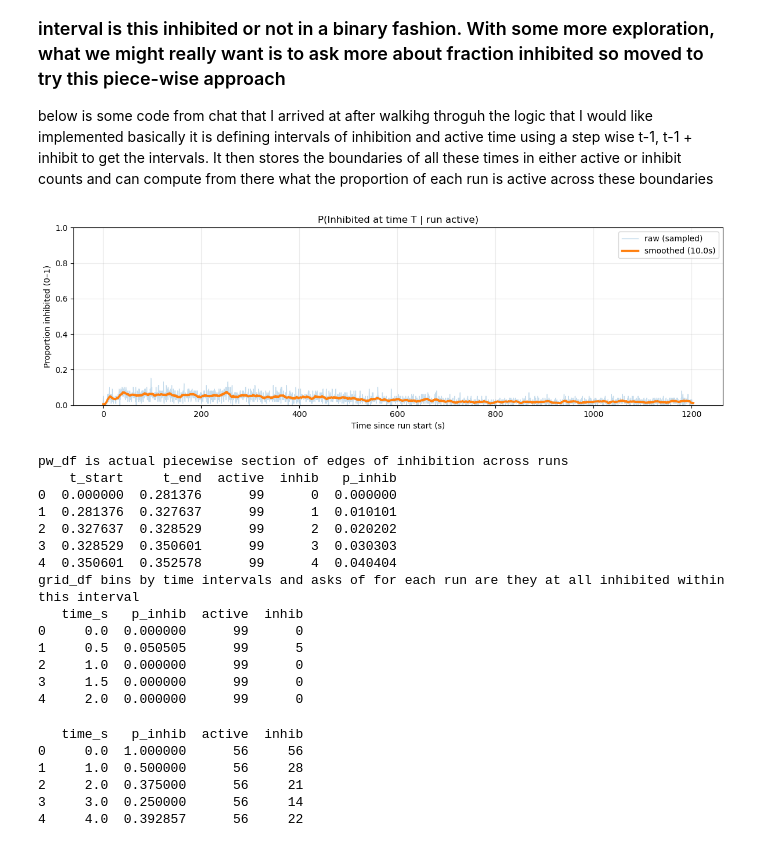
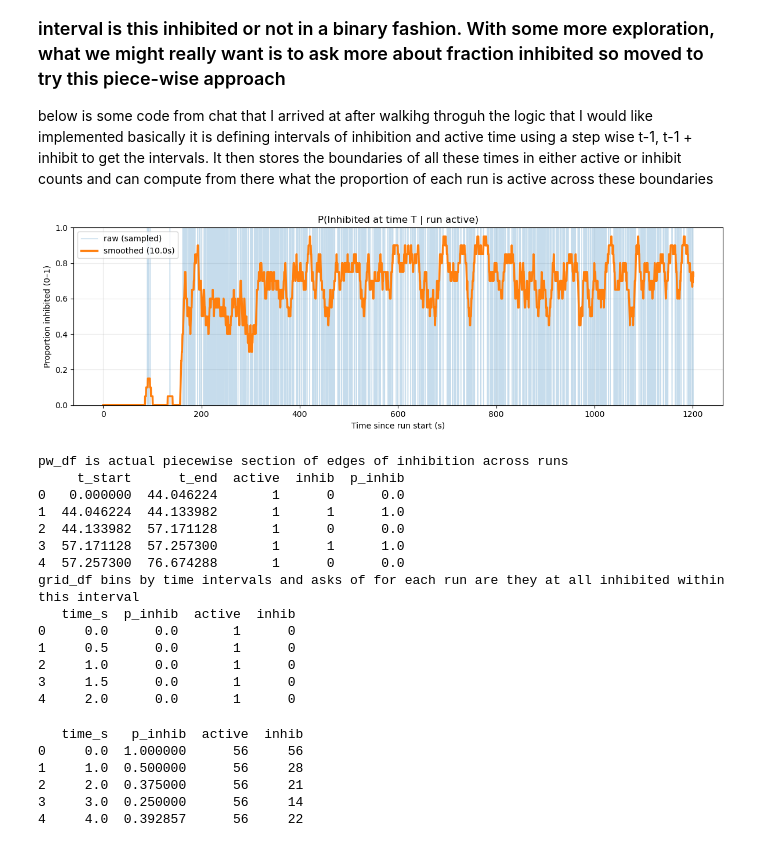
Before and after one commit to michaelstaiger/IFCBParticleSize, a Jupyter notebook: EmpyricalAnalysis/Notebooks/PiecewiseInhibitProbability.ipynb, the cells around one changed output. Drawn from its saved outputs; the diff is of its cells as text; code cells hidden in the pictures.

```diff
--- a/EmpyricalAnalysis/Notebooks/PiecewiseInhibitProbability.ipynb
+++ b/EmpyricalAnalysis/Notebooks/PiecewiseInhibitProbability.ipynb
@@ -269,36 +269,36 @@ def compute_and_plot_probability(
     )
     return pw_df, grid_df
 # %%
-data_dir = "../IFCBData/SeaTrac/radbot_ios/zeroRoiMerge/"
+data_dir = "../IFCBData/jataTest/merged/"
 
 pw_df, grid_df = compute_and_plot_probability(
     data_dir=data_dir,
-    pattern="*merged_keepzero.csv",   # optional, if you want to target only these
+    pattern="*adc_only.csv",   # optional, if you want to target only these
     sample_dt=0.5,              # 1-second sampling for plotting
     smooth_window_s=10.0,      # strong smoothing (e.g., 10 s)
     max_files=None,
     #save_path = "../Figs/PropInhibibDenseAlex.png"
 )
 print("pw_df is actual piecewise section of edges of inhibition across runs")
 print(pw_df.head())
 print("grid_df bins by time intervals and asks of for each run are they at all inhibited within this interval")
 print(grid_df.head())
 # %% [output]
-[figure, old version]
+[figure, new version]
 pw_df is actual piecewise section of edges of inhibition across runs
-    t_start     t_end  active  inhib   p_inhib
-0  0.000000  0.281376      99      0  0.000000
-1  0.281376  0.327637      99      1  0.010101
-2  0.327637  0.328529      99      2  0.020202
-3  0.328529  0.350601      99      3  0.030303
-4  0.350601  0.352578      99      4  0.040404
+     t_start      t_end  active  inhib  p_inhib
+0   0.000000  44.046224       1      0      0.0
+1  44.046224  44.133982       1      1      1.0
+2  44.133982  57.171128       1      0      0.0
+3  57.171128  57.257300       1      1      1.0
+4  57.257300  76.674288       1      0      0.0
 grid_df bins by time intervals and asks of for each run are they at all inhibited within this interval
-   time_s   p_inhib  active  inhib
-0     0.0  0.000000      99      0
-1     0.5  0.050505      99      5
-2     1.0  0.000000      99      0
-3     1.5  0.000000      99      0
-4     2.0  0.000000      99      0
+   time_s  p_inhib  active  inhib
+0     0.0      0.0       1      0
+1     0.5      0.0       1      0
+2     1.0      0.0       1      0
+3     1.5      0.0       1      0
+4     2.0      0.0       1      0
 # %%
 print(grid_df.head())
 # %% [output]
```
Also changed, not shown: 1 other file.
